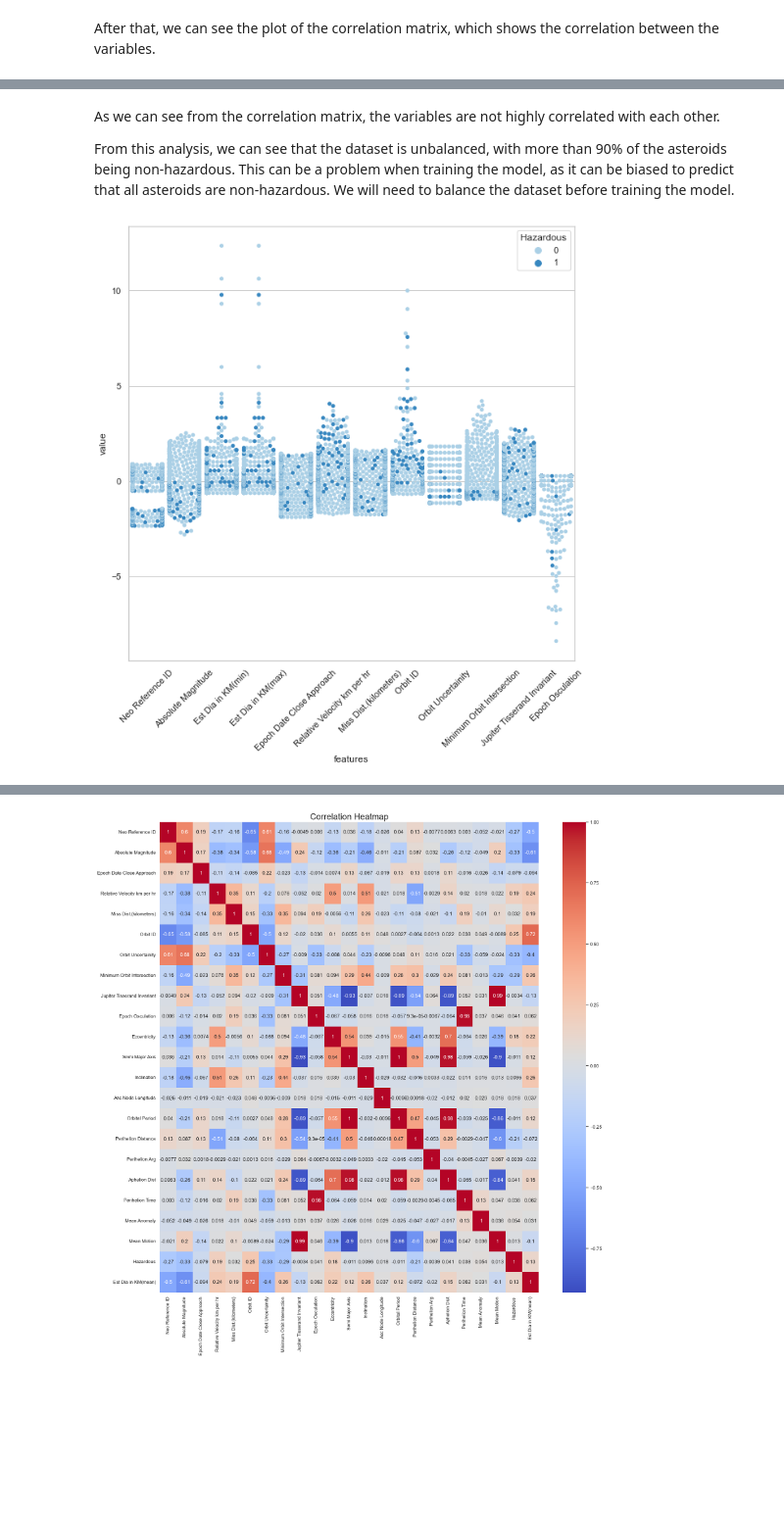
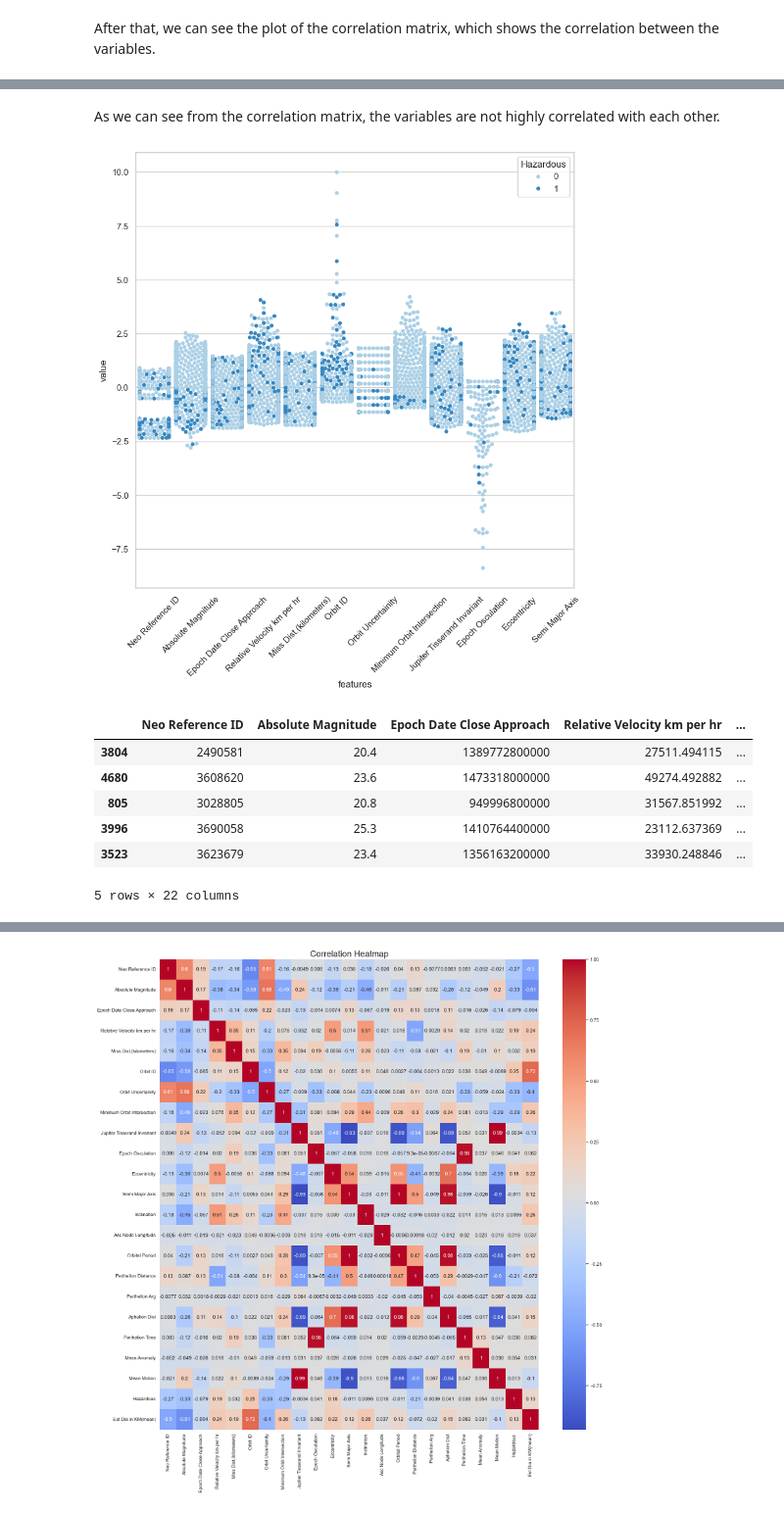
Before and after one commit to francis802/NASA-Asteroids, a Jupyter notebook: Project_3LEIC07_GA2_70.ipynb, the cells around one changed output, grey strips where cells are left out. Shown at 98% size. Drawn from its saved outputs; the diff is of its cells as text; code cells hidden in the pictures; blank space fills up the shorter version.

```diff
--- a/Project_3LEIC07_GA2_70.ipynb
+++ b/Project_3LEIC07_GA2_70.ipynb
@@ -168,4 +148,12 @@ We decide keep the Km measure and remove the others.
 # %%
+count_values = data.groupby('Orbiting Body').size().reset_index(name='count')
+print(count_values)
+count_values = data.groupby('Equinox').size().reset_index(name='count')
+print(count_values)
+
+data = data.drop(['Orbiting Body'], axis=1)
+data = data.drop(['Equinox'], axis=1)
+data = data.drop(['Name'], axis=1)
 data = data.drop(['Est Dia in M(min)'], axis=1)
 data = data.drop(['Est Dia in M(max)'], axis=1)
 data = data.drop(['Est Dia in Miles(min)'], axis=1)
@@ -177,7 +165,8 @@ data = data.drop(['Miles per hour'], axis=1)
 data = data.drop(['Miss Dist.(Astronomical)'], axis=1)
 data = data.drop(['Miss Dist.(lunar)'], axis=1)
 data = data.drop(['Miss Dist.(miles)'], axis=1)
-
+data = data.drop(['Close Approach Date'],axis=1)
+data = data.drop(['Orbit Determination Date'],axis=1)
 
 data.head()
 # %% [output]
@@ -248,23 +237,28 @@ sb.heatmap(corr, annot=True, cmap='coolwarm', vmin=-1, vmax=1)
-# %% [markdown]
-As we can see from the correlation matrix, the variables are not highly correlated with each other.
-
-From this analysis, we can see that the dataset is unbalanced, with more than 90% of the asteroids being non-hazardous. This can be a problem when training the model, as it can be biased to predict that all asteroids are non-hazardous. We will need to balance the dataset before training the model.
+# %% [markdown]
+As we can see from the correlation matrix, the variables are not highly correlated with each other.
 # %%
 sb.set(style='whitegrid')
 sample_size = 1000
 data_sample = data
 if len(data) > sample_size:
     data_sample = data.sample(n=sample_size, random_state=42)
-datax = data_sample.drop(['Hazardous', 'Orbit Determination Date', 'Close Approach Date'], axis=1)
-data_std = (datax - datax.mean()) / datax.std()
+data_std = (data_sample - data_sample.mean()) / data_sample.std()
 data_temp = pd.concat([data['Hazardous'], data_std.iloc[:,0:12]], axis=1)
 data_temp = pd.melt(data_temp, id_vars='Hazardous', var_name='features', value_name='value')
 plt.figure(figsize=(10,10))
 sb.swarmplot(x='features', y='value', hue='Hazardous', data=data_temp, palette='Blues')
 plt.xticks(rotation=45)
 plt.show()
+data_sample.head()
 # %% [output]
-[figure, old version]
+[figure, new version]
+|  | Neo Reference ID | Absolute Magnitude | Epoch Date Close Approach | Relative Velocity km per hr | ... |
+| 3804 | 2490581 | 20.4 | 1389772800000 | 27511.494115 | ... |
+| 4680 | 3608620 | 23.6 | 1473318000000 | 49274.492882 | ... |
+| 805 | 3028805 | 20.8 | 949996800000 | 31567.851992 | ... |
+| 3996 | 3690058 | 25.3 | 1410764400000 | 23112.637369 | ... |
+| 3523 | 3623679 | 23.4 | 1356163200000 | 33930.248846 | ... |
+5 rows × 22 columns
 # %%
 sb.set(style='whitegrid')
 sample_size = 1000
```
Also changed, not shown: parts of 29 cells of this notebook.
